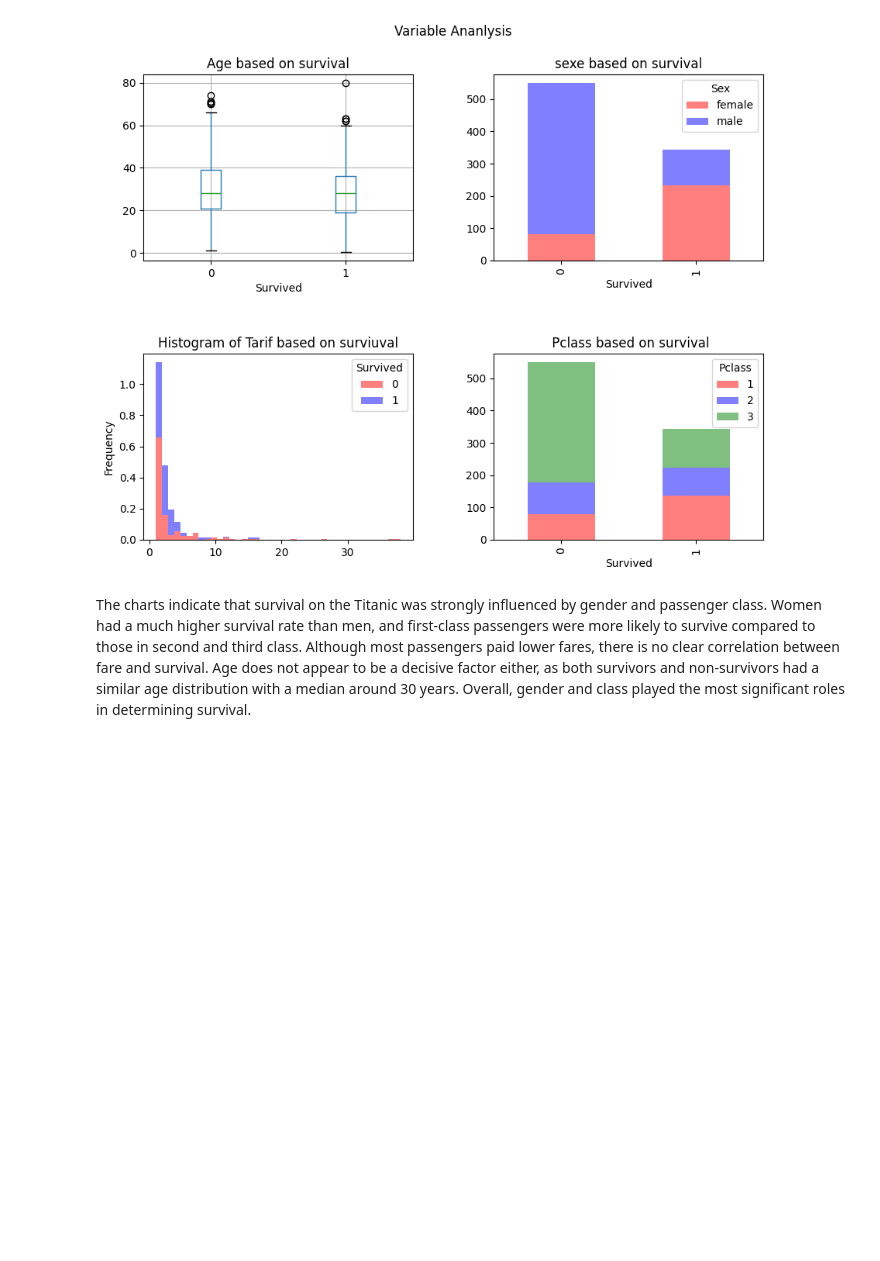
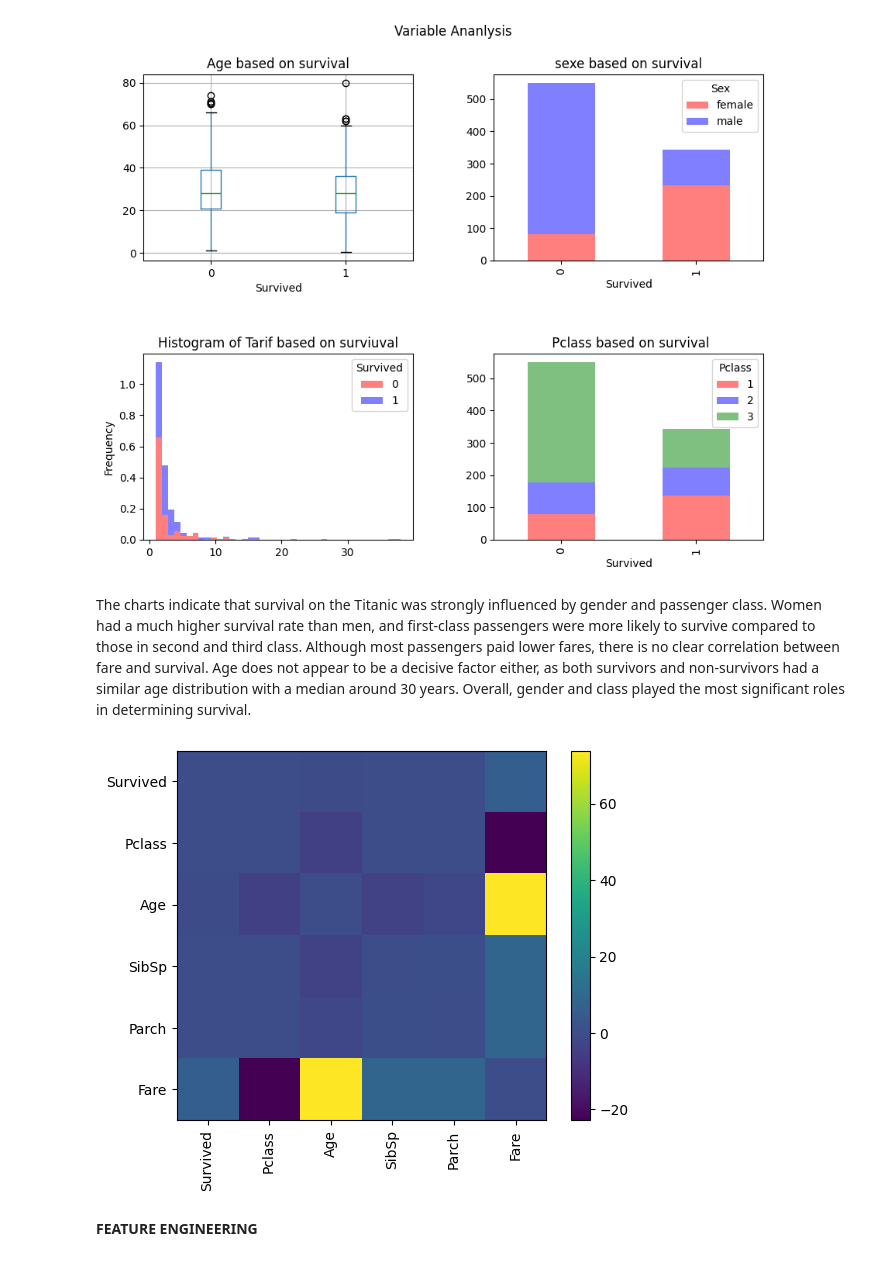
Before and after one commit to bedoo96/Machine-Learning, a Jupyter notebook: Hand_On_ML/Titanic_Algo.ipynb, the cells around one changed output. Saved outputs shown, nothing was run; the diff lists cells and outputs as text; code cells hidden in the pictures; blank space fills up the shorter version.

```diff
--- a/Hand_On_ML/Titanic_Algo.ipynb
+++ b/Hand_On_ML/Titanic_Algo.ipynb
@@ -127,0 +123,19 @@ for i in range(cov.shape[0]):
+# %%
+# Select only numeric columns from the DataFrame
+numeric_train = train.select_dtypes(include=['number'])
+
+# Compute covariance matrix
+cov = numeric_train.cov()
+for i in range(cov.shape[0]):
+    cov.iloc[i,i] = 0
+
+plt.figure()
+plt.imshow(cov, cmap='viridis', interpolation='nearest')
+plt.xticks(range(len(numeric_train.columns)), numeric_train.columns, rotation=90)
+plt.yticks(range(len(numeric_train.columns)), numeric_train.columns)
+plt.colorbar()
+plt.show()
+# %% [output]
+[figure, added]
+# %% [markdown]
+**FEATURE ENGINEERING**
```
Also changed, not shown: parts of 8 cells of this notebook.
